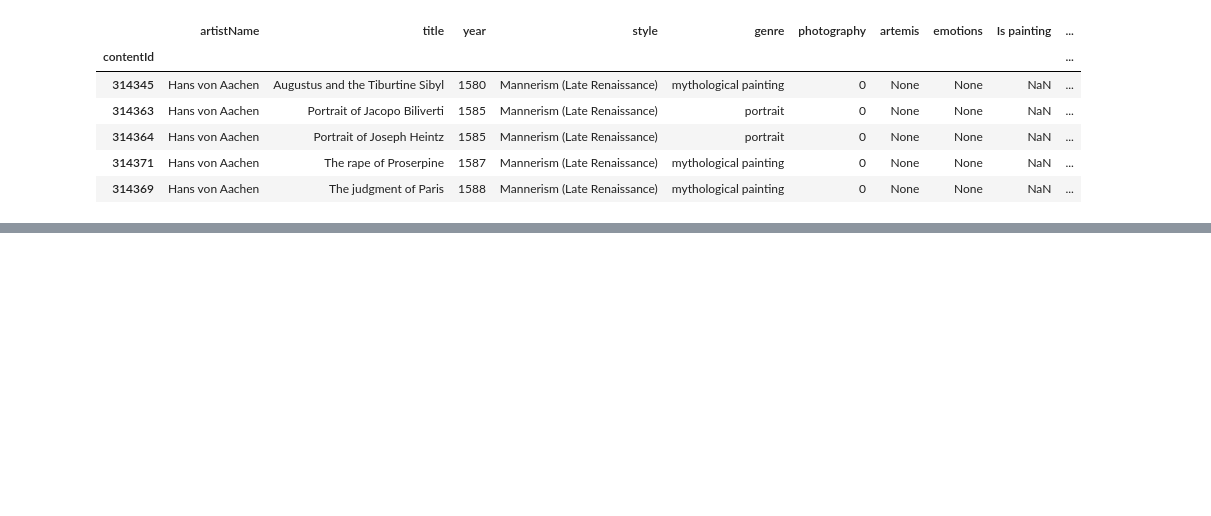
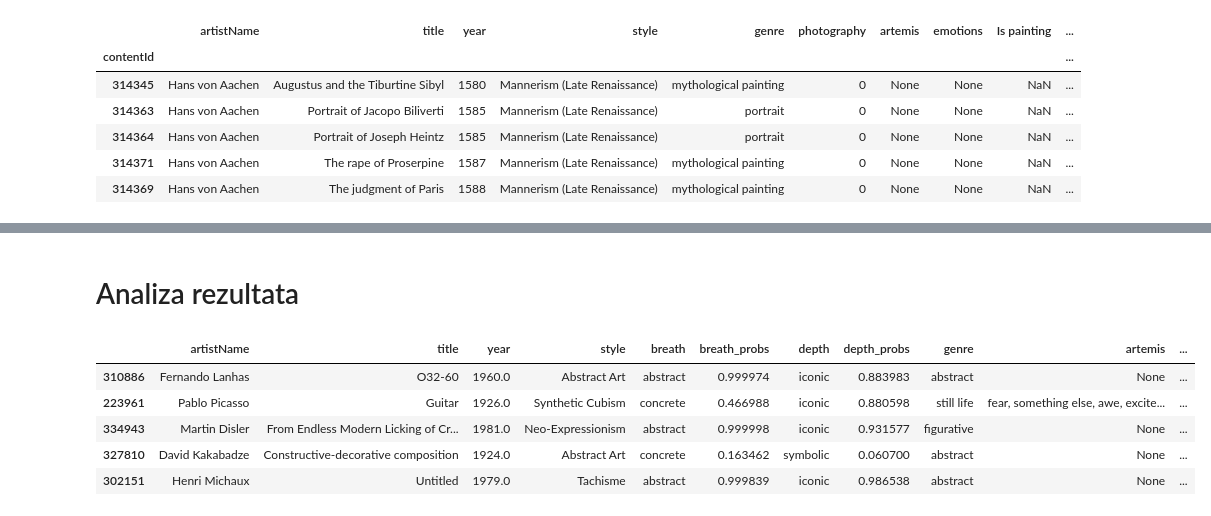
Before and after one commit to Trpquo/art_critic, a Jupyter notebook: pipe.ipynb, the cells around one changed output, grey strips where cells are left out. Cells and saved outputs as stored; diff of their text form; code cells hidden in the pictures; blank space fills up the shorter version.

```diff
--- a/pipe.ipynb
+++ b/pipe.ipynb
@@ -275,3 +274,17 @@ for model_name, addresses in datafiles.items():
         result = pd.concat((result, data))
 
     result[["artistName", "title", "year", "style", "breath", "breath_probs", "depth", "depth_probs", "genre", "artemis", "emotions", "webUrl"]].to_parquet(f"data/{model_name}/critic_full.parquet")
+# %% [markdown]
+# Analiza rezultata
+# %%
+import pandas as pd
+
+data = pd.read_parquet("data/alexnet/critic_output1.parquet")
+data.head()
+# %% [output]
+|  | artistName | title | year | style | breath | breath_probs | depth | depth_probs | genre | artemis | ... |
+| 310886 | Fernando Lanhas | O32-60 | 1960.0 | Abstract Art | abstract | 0.999974 | iconic | 0.883983 | abstract | None | ... |
+| 223961 | Pablo Picasso | Guitar | 1926.0 | Synthetic Cubism | concrete | 0.466988 | iconic | 0.880598 | still life | fear, something else, awe, excite... | ... |
+| 334943 | Martin Disler | From Endless Modern Licking of Cr... | 1981.0 | Neo-Expressionism | abstract | 0.999998 | iconic | 0.931577 | figurative | None | ... |
+| 327810 | David Kakabadze | Constructive-decorative composition | 1924.0 | Abstract Art | concrete | 0.163462 | symbolic | 0.060700 | abstract | None | ... |
+| 302151 | Henri Michaux | Untitled | 1979.0 | Tachisme | abstract | 0.999839 | iconic | 0.986538 | abstract | None | ... |
```
Also changed, not shown: parts of 3 cells of this notebook.
